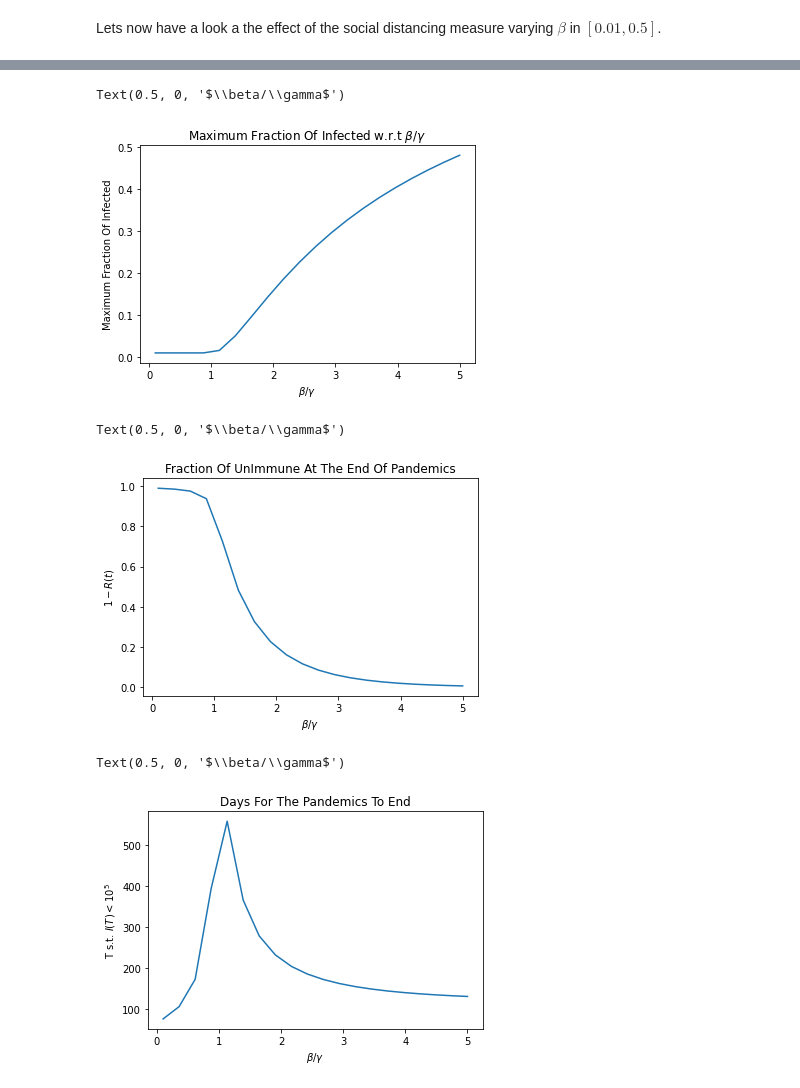
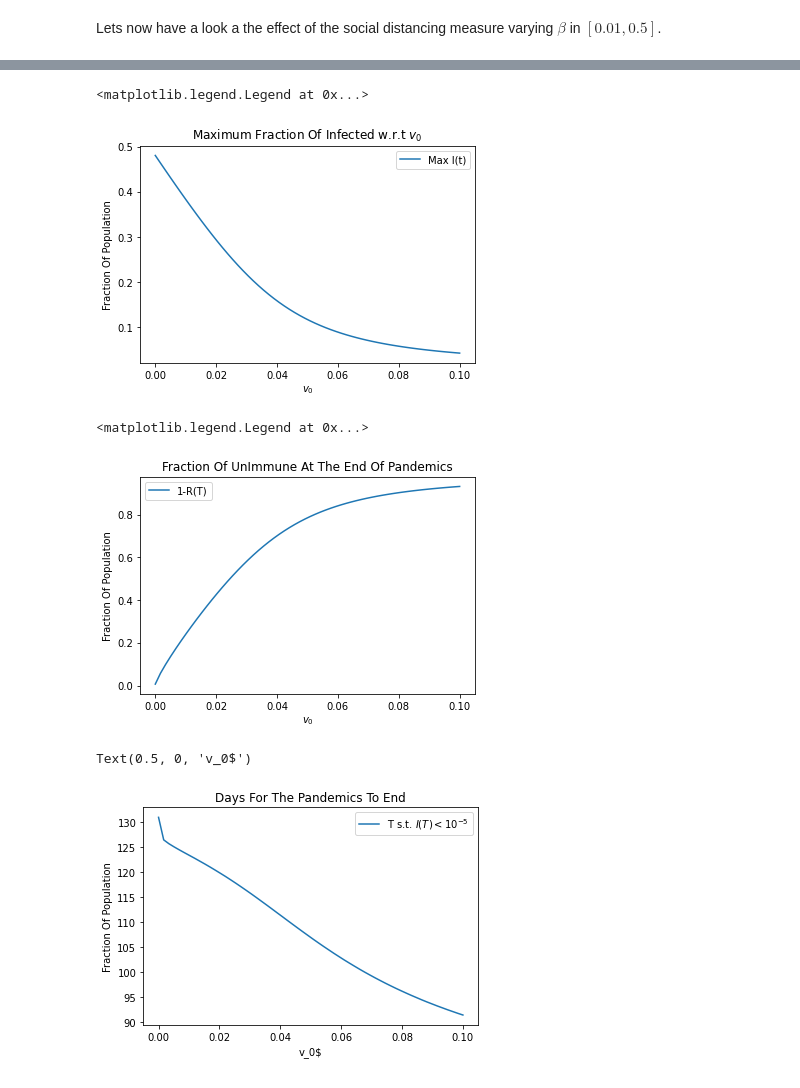
Before and after one commit to UZerbinati/Suite, a Jupyter notebook: Docs/ODE/NonLinearODE.ipynb, the cells around one changed output, grey strips where cells are left out. Saved outputs shown, nothing was run; the diff lists cells and outputs as text; code cells hidden in the pictures.

Commit message:
Added SIR with vaccination SIRV

```diff
--- a/Docs/ODE/NonLinearODE.ipynb
+++ b/Docs/ODE/NonLinearODE.ipynb
@@ -191,0 +206,39 @@ max(Iend)
+# %%
+DiffEqs = NonLinearODEs(1); #We declare a first order non linear ODE system
+DiffEqs.setDomain(0.0,80.0); #We define the temporal domain where we aim to solve the system
+beta = 0.5; # Rate of contact between infcted and uninfected individuals
+gamma = 0.1; #1/d where d are the days during which the disease is acting
+
+#Defining the rat of vaccination function v(t)
+def v(S):
+    v0 = 0.01
+    if S>0.0:
+        return v0;
+    else:
+        return 0.0;
+def delta(S):
+    if S>0:
+        return S;
+    else:
+        return 0;
+
+#We rewrite the SIR ODEs in the form
+# X'(t) = F(t,X(t))
+def f(y,t):
+    w = vec(3);
+    w.from_Array([-beta*delta(y[0][1])*y[0][2]-v(y[0][1]),beta*delta(y[0][1])*y[0][2]-gamma*y[0][2],v(y[0][1])]);
+    return w;
+
+#We introduce an indentity mass matrix that will not be used, but neded for the code.
+def m(t):
+    I = spmat(3,3);
+    return I;
+DiffEqs.setCoeff(m,f) # Set the parameters that define the non linear ODE
+IC = vec(3); #Init. vector with initial conditions
+IC.from_Array([0.99,0.01,0.0])
+DiffEqs.setIC([IC]); # Setting initial conditions.
+[H, Y] = DiffEqs.RK(0.01,1) #Calling Runge-Kutta method to solve the ode, option 1 tell to use midpoint rule.
+S = [y[1] if y[1] > 0 else 0 for y in Y] #Extracting Susceptible individuals rate from the solution
+I = [y[2] if y[2] > 0 else 0 for y in Y] #Extracting Infected individuals rate from the solution
+R = [1-y[1]-y[2]-y[3] for y in Y] #Computing removed individuals rate.
+V = [y[3] if y[3] > 0 else 0 for y in Y] #Extracting Vaccinated individuals rate from the solution
@@ -192,24 +311,27 @@ max(Iend)
 # %%
 plt.plot(betagamma,Imax)
-plt.title(r"Maximum Fraction Of Infected w.r.t $\beta/\gamma$")
-plt.ylabel("Maximum Fraction Of Infected")
-plt.xlabel(r"$\beta/\gamma$")
+plt.title(r"Maximum Fraction Of Infected w.r.t $v_0$")
+plt.ylabel("Fraction Of Population")
+plt.xlabel(r"$v_0$")
+plt.legend(["Max I(t)","Linear Growth"])
 # %% [output]
-Text(0.5, 0, '$\\beta/\\gamma$')
+<matplotlib.legend.Legend at 0x...>
-[figure, old version]
+[figure, new version]
 # %%
 plt.plot(betagamma,Aend)
 plt.title(r"Fraction Of UnImmune At The End Of Pandemics")
-plt.ylabel(r"$1-R(t)$")
-plt.xlabel(r"$\beta/\gamma$")
+plt.ylabel("Fraction Of Population")
+plt.xlabel(r"$v_0$")
+plt.legend(["1-R(T)","Linear Decline"])
 # %% [output]
-Text(0.5, 0, '$\\beta/\\gamma$')
+<matplotlib.legend.Legend at 0x...>
-[figure, old version]
+[figure, new version]
 # %%
 plt.plot(betagamma,Tend)
 plt.title(r"Days For The Pandemics To End")
-plt.ylabel(r"T s.t. $I(T) < 10^5$")
-plt.xlabel(r"$\beta/\gamma$")
+plt.legend([r"T s.t. $I(T) < 10^{-5}$"])
+plt.ylabel("Fraction Of Population")
+plt.xlabel(r"v_0$")
 # %% [output]
-Text(0.5, 0, '$\\beta/\\gamma$')
+Text(0.5, 0, 'v_0$')
-[figure, old version]
+[figure, new version]
```
Also changed, not shown: parts of 7 cells of this notebook.
